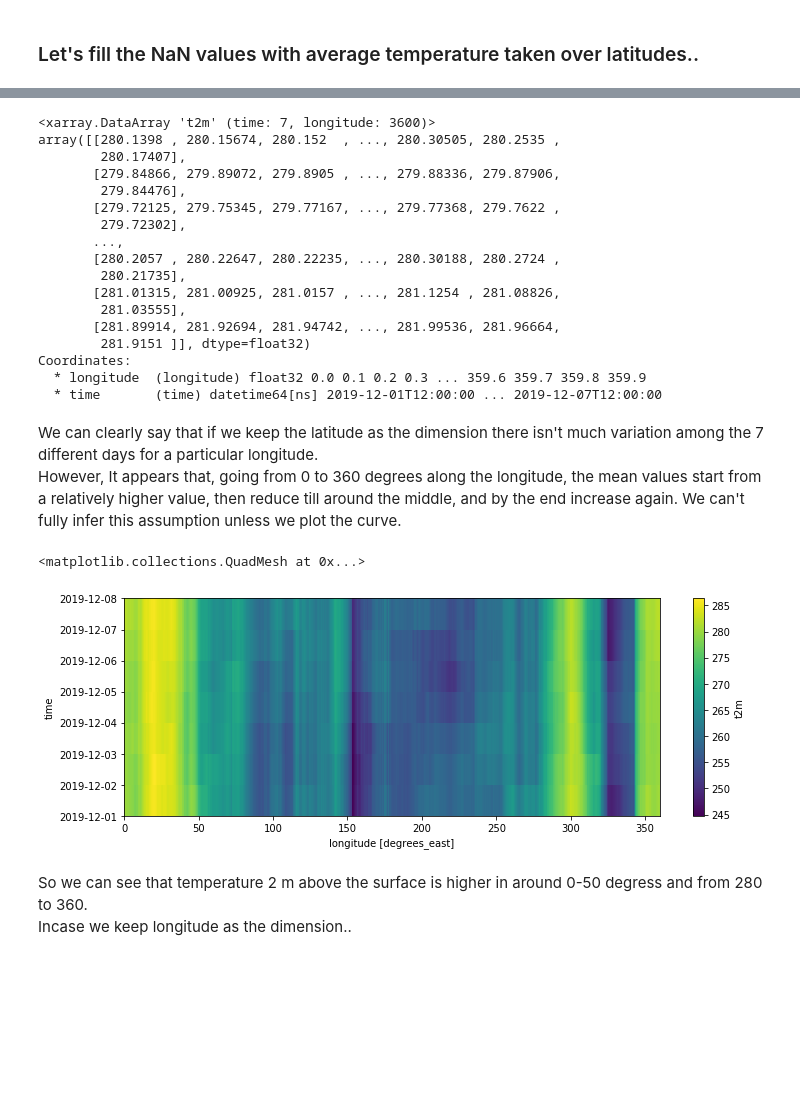
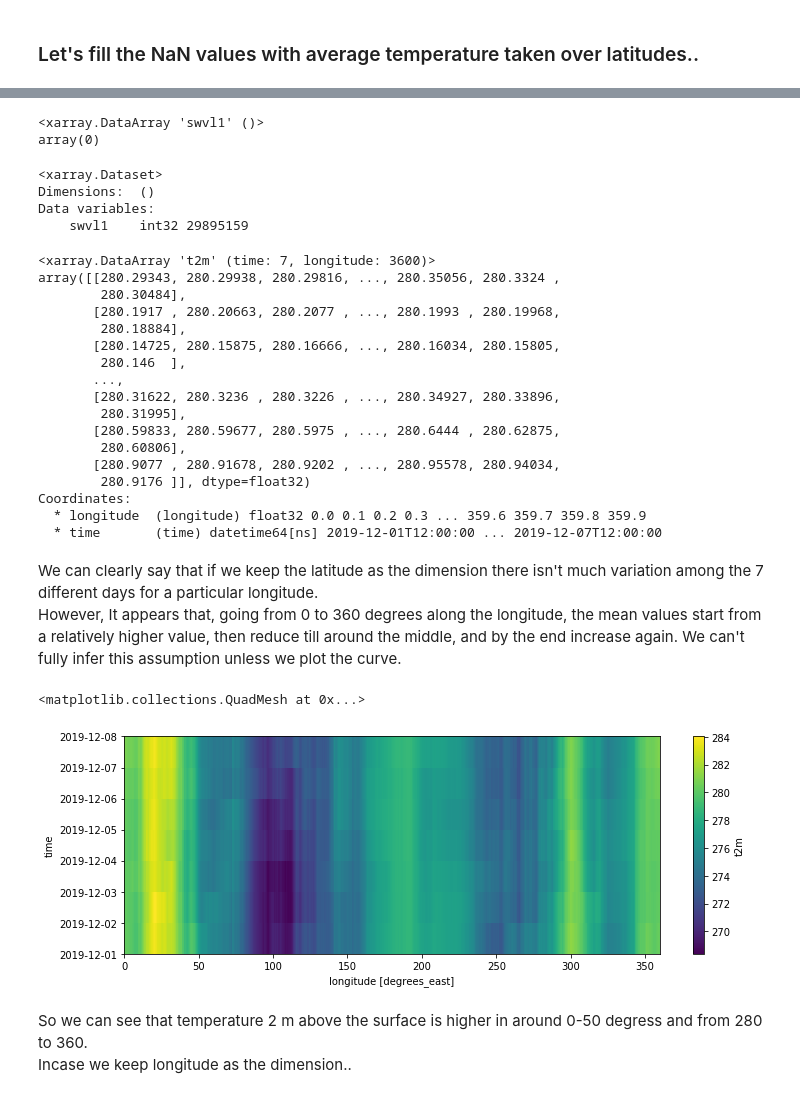
Before and after one commit to visvash/Climate-Informatics, a Jupyter notebook: Climate Informatics Project.ipynb, the cells around one changed output, grey strips where cells are left out. Saved outputs shown, nothing was run; the diff lists cells and outputs as text; code cells hidden in the pictures; blank space fills up the shorter version.

```diff
--- a/Climate Informatics Project.ipynb
+++ b/Climate Informatics Project.ipynb
@@ -222,3 +226,6 @@ Average variance of temperature on all latitudes is  3.16343355178833
 Hence we can say that the latitude wise average temperature has the least variance out of the all possible cases. This is not surprising as we already know how much are the latitudes correlated with the temperatures. We classify the globe in hot and cold regions which is based on the equator, tropic of capricorn, tropic of cancer etc.
 # %% [markdown]
 ### Let's fill the NaN values with average temperature taken over latitudes..
+# %%
+mean_temperature = np.mean(np.mean(pd.DataFrame(da.t2m.values[:,:,0]).dropna(axis = 1)))
+dA = da.t2m.fillna(mean_temperature)
@@ -225,23 +299,35 @@ Hence we can say that the latitude wise average temperature has the least varian
+# %%
+dC.isnull().sum()
+# %% [output]
+<xarray.DataArray 'swvl1' ()>
+array(0)
+# %%
+dc.isnull().sum()
+# %% [output]
+<xarray.Dataset>
+Dimensions:  ()
+Data variables:
+    swvl1    int32 29895159
 # %%
 import matplotlib.pyplot as plt
 %matplotlib inline
 # %%
-da.mean(dim='latitude')
+dA.mean(dim='latitude')
 # %% [output]
 <xarray.DataArray 't2m' (time: 7, longitude: 3600)>
-array([[280.1398 , 280.15674, 280.152  , ..., 280.30505, 280.2535 ,
-        280.17407],
-       [279.84866, 279.89072, 279.8905 , ..., 279.88336, 279.87906,
-        279.84476],
-       [279.72125, 279.75345, 279.77167, ..., 279.77368, 279.7622 ,
-        279.72302],
+array([[280.29343, 280.29938, 280.29816, ..., 280.35056, 280.3324 ,
+        280.30484],
+       [280.1917 , 280.20663, 280.2077 , ..., 280.1993 , 280.19968,
+        280.18884],
+       [280.14725, 280.15875, 280.16666, ..., 280.16034, 280.15805,
+        280.146  ],
        ...,
-       [280.2057 , 280.22647, 280.22235, ..., 280.30188, 280.2724 ,
-        280.21735],
-       [281.01315, 281.00925, 281.0157 , ..., 281.1254 , 281.08826,
-        281.03555],
-       [281.89914, 281.92694, 281.94742, ..., 281.99536, 281.96664,
-        281.9151 ]], dtype=float32)
+       [280.31622, 280.3236 , 280.3226 , ..., 280.34927, 280.33896,
+        280.31995],
+       [280.59833, 280.59677, 280.5975 , ..., 280.6444 , 280.62875,
+        280.60806],
+       [280.9077 , 280.91678, 280.9202 , ..., 280.95578, 280.94034,
+        280.9176 ]], dtype=float32)
 Coordinates:
   * longitude  (longitude) float32 0.0 0.1 0.2 0.3 ... 359.6 359.7 359.8 359.9
   * time       (time) datetime64[ns] 2019-12-01T12:00:00 ... 2019-12-07T12:00:00
@@ -249,10 +335,10 @@ Coordinates:
 We can clearly say that if we keep the latitude as the dimension there isn't much variation among the 7 different days for a particular longitude.
 However, It appears that, going from 0 to 360 degrees along the longitude, the mean values start from a relatively higher value, then reduce till around the middle, and by the end increase again. We can't fully infer this assumption unless we plot the curve.
 # %%
-da.mean(dim='latitude').plot(figsize=(12,4))
+dA.mean(dim='latitude').plot(figsize=(12,4))
 # %% [output]
 <matplotlib.collections.QuadMesh at 0x...>
-[figure, old version]
+[figure, new version]
 # %% [markdown]
 So we can see that temperature 2 m above the surface is higher in around 0-50 degress and from 280 to 360.
 Incase we keep longitude as the dimension..
```
Also changed, not shown: parts of 22 cells of this notebook.
